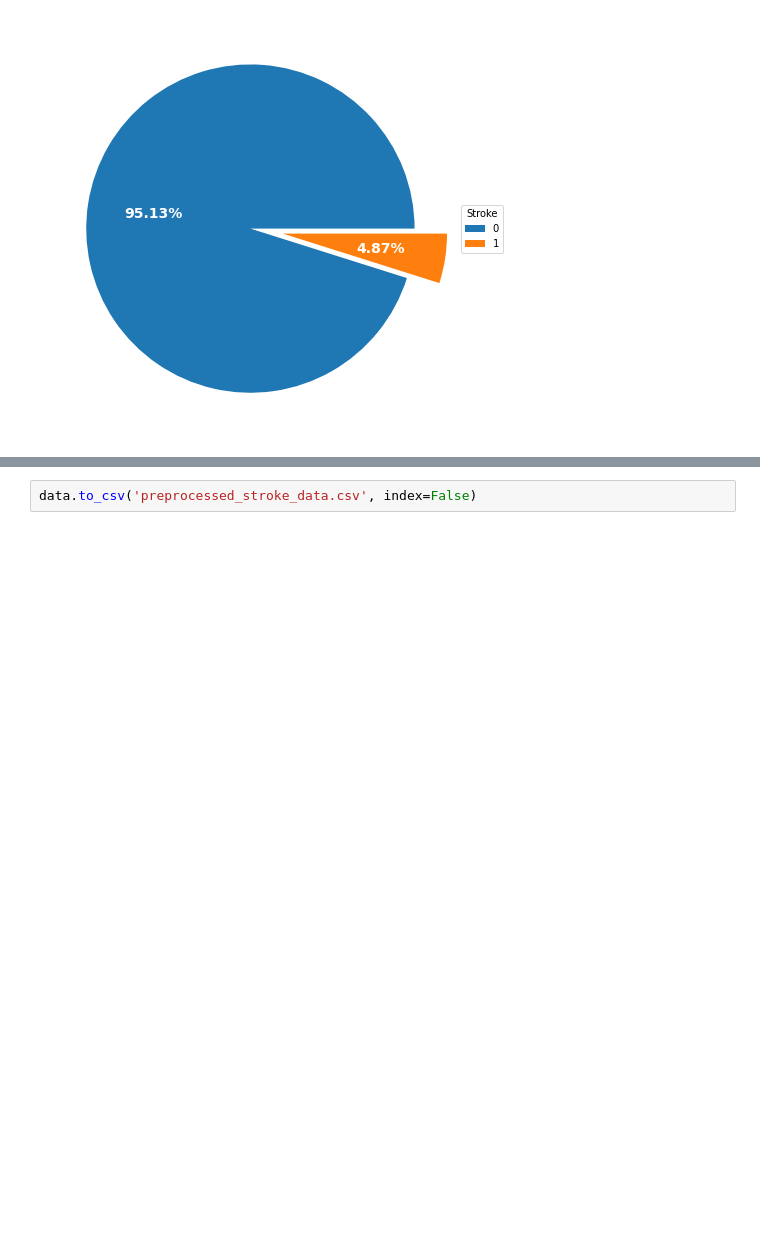
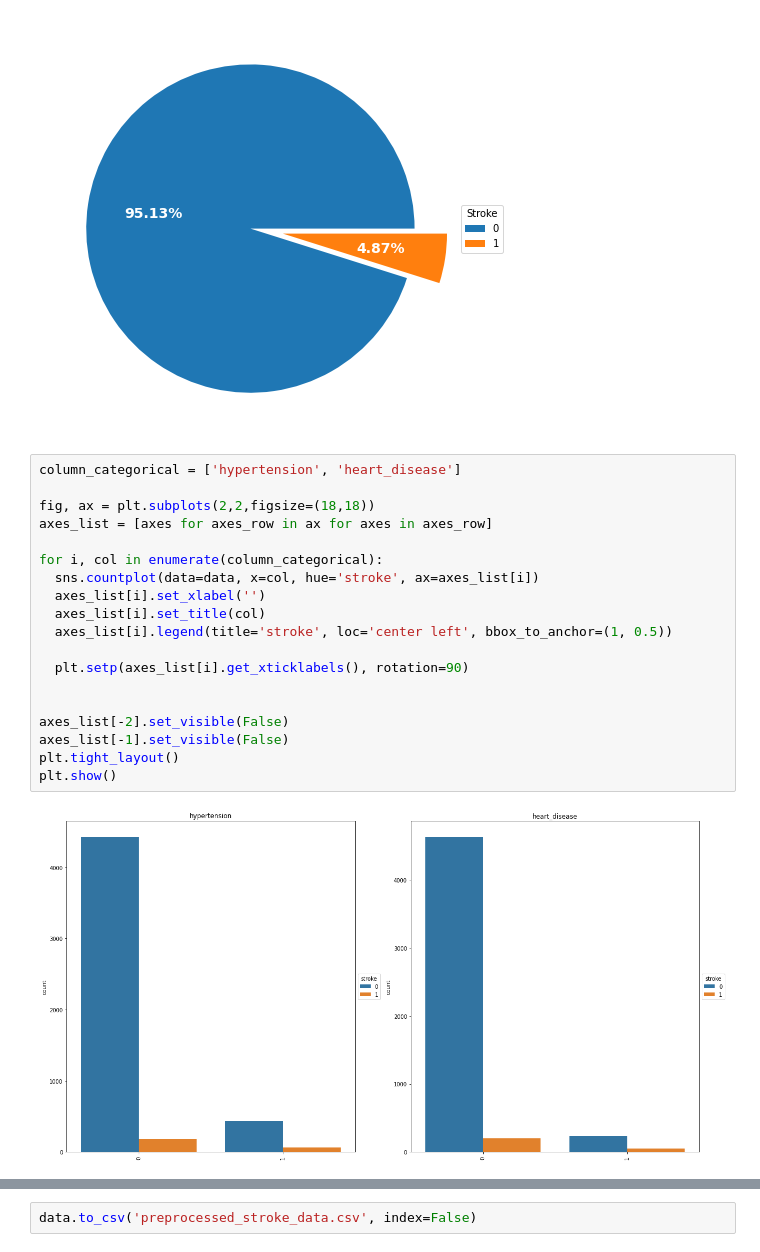
Before and after one commit to hafizhaua/stroke-pred-gaussian-naive-bayes, a Jupyter notebook: stroke-pred-with-preprocess.ipynb, the cells around one changed output, grey strips where cells are left out. Drawn from its saved outputs; the diff is of its cells as text; blank space fills up the shorter version.

```diff
--- a/stroke-pred-with-preprocess.ipynb
+++ b/stroke-pred-with-preprocess.ipynb
@@ -130,3 +149,24 @@ plt.tight_layout()
 plt.show()
 # %% [output]
 [figure]
+# %%
+column_categorical = ['hypertension', 'heart_disease']
+
+fig, ax = plt.subplots(2,2,figsize=(18,18))
+axes_list = [axes for axes_row in ax for axes in axes_row]
+
+for i, col in enumerate(column_categorical):
+  sns.countplot(data=data, x=col, hue='stroke', ax=axes_list[i])
+  axes_list[i].set_xlabel('')
+  axes_list[i].set_title(col)
+  axes_list[i].legend(title='stroke', loc='center left', bbox_to_anchor=(1, 0.5))
+
+  plt.setp(axes_list[i].get_xticklabels(), rotation=90)
+
+
+axes_list[-2].set_visible(False)
+axes_list[-1].set_visible(False)
+plt.tight_layout()
+plt.show()
+# %% [output]
+[figure, added]
```
Also changed, not shown: parts of 12 cells of this notebook.
